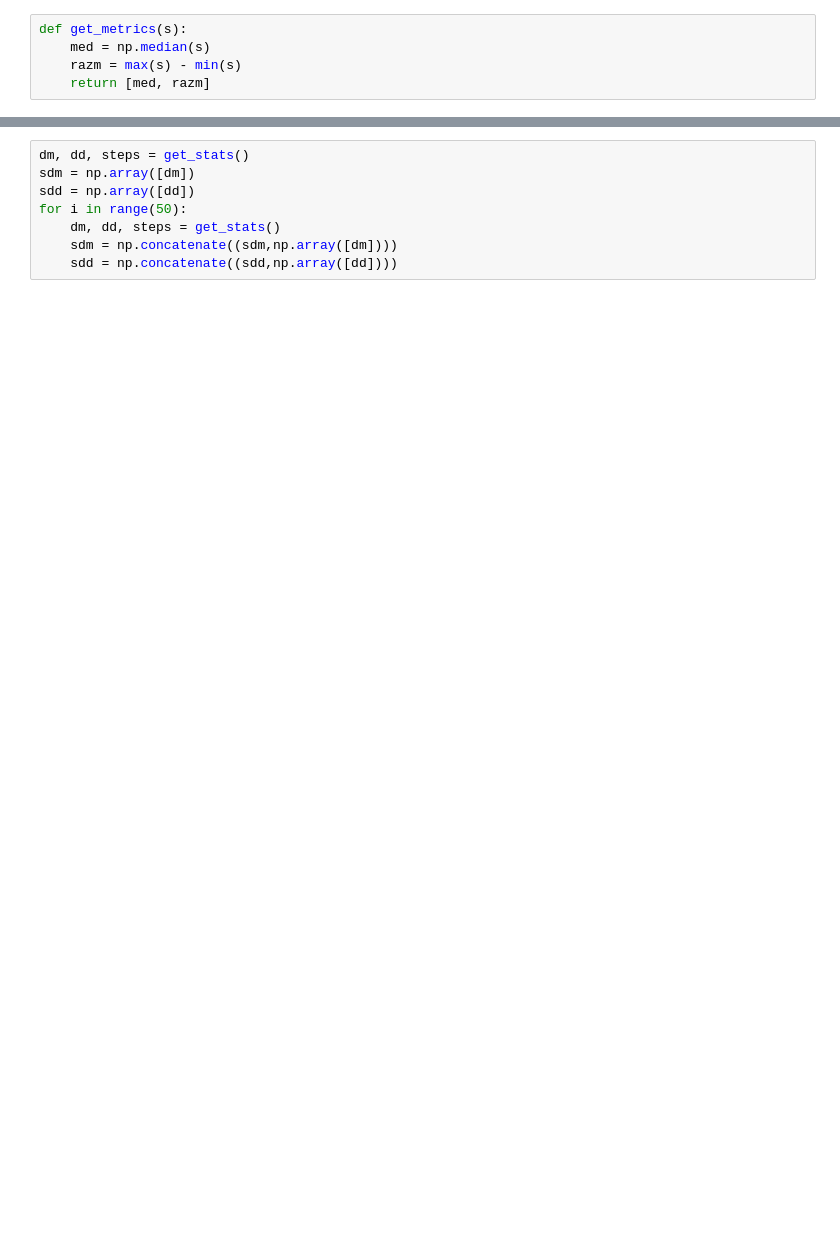
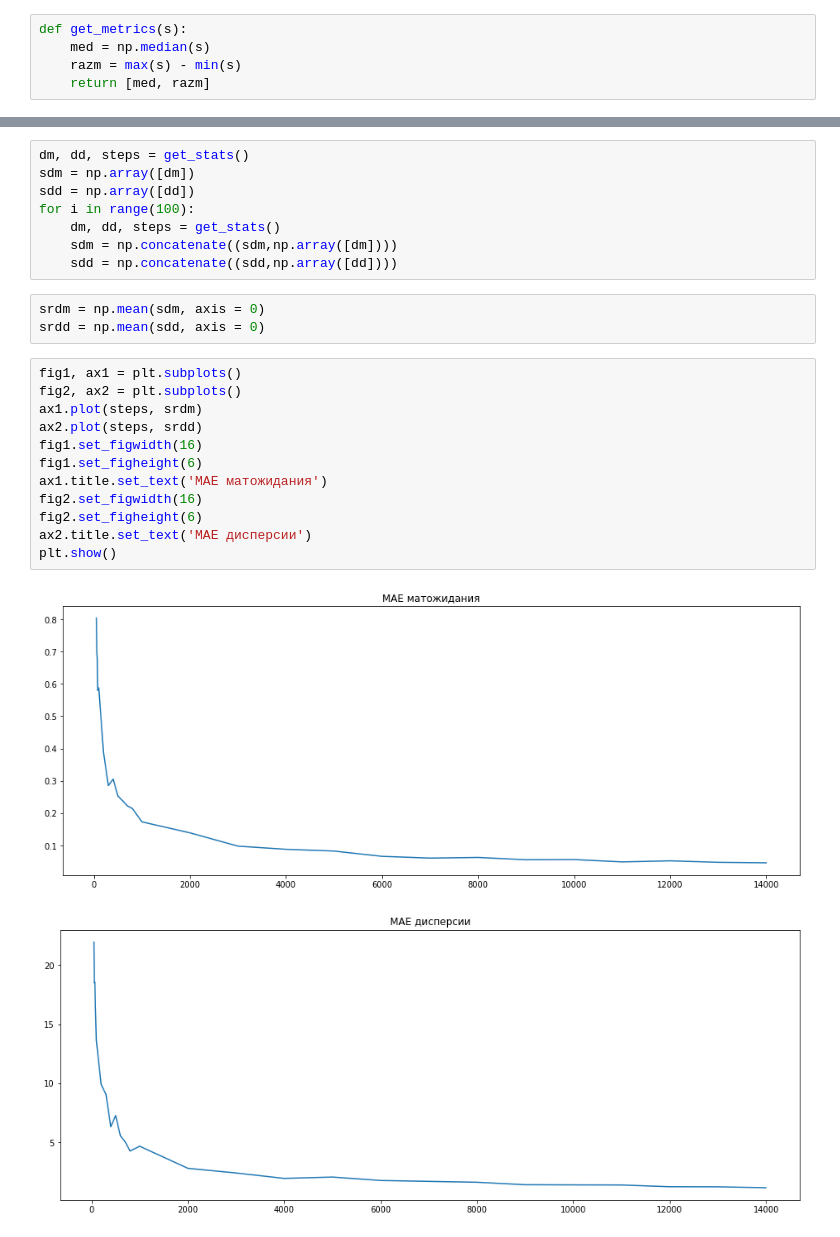
Before and after one commit to andrsolo21/teplMatlab, a Jupyter notebook: task2.ipynb, the cells around one changed output, grey strips where cells are left out. Saved outputs shown, nothing was run; the diff lists cells and outputs as text; blank space fills up the shorter version.

```diff
--- a/task2.ipynb
+++ b/task2.ipynb
@@ -70,7 +72,25 @@ i = get_stats(True)
 dm, dd, steps = get_stats()
 sdm = np.array([dm])
 sdd = np.array([dd])
-for i in range(50):
+for i in range(100):
     dm, dd, steps = get_stats()
     sdm = np.concatenate((sdm,np.array([dm])))
     sdd = np.concatenate((sdd,np.array([dd])))
+# %%
+srdm = np.mean(sdm, axis = 0)
+srdd = np.mean(sdd, axis = 0)
+# %%
+fig1, ax1 = plt.subplots()
+fig2, ax2 = plt.subplots()
+ax1.plot(steps, srdm)
+ax2.plot(steps, srdd)
+fig1.set_figwidth(16)
+fig1.set_figheight(6)
+ax1.title.set_text('MAE матожидания')
+fig2.set_figwidth(16)
+fig2.set_figheight(6)
+ax2.title.set_text('МАЕ дисперсии')
+plt.show()
+# %% [output]
+[figure, added]
+[figure, added]
```
Also changed, not shown: parts of 5 cells of this notebook, 2 other files.
